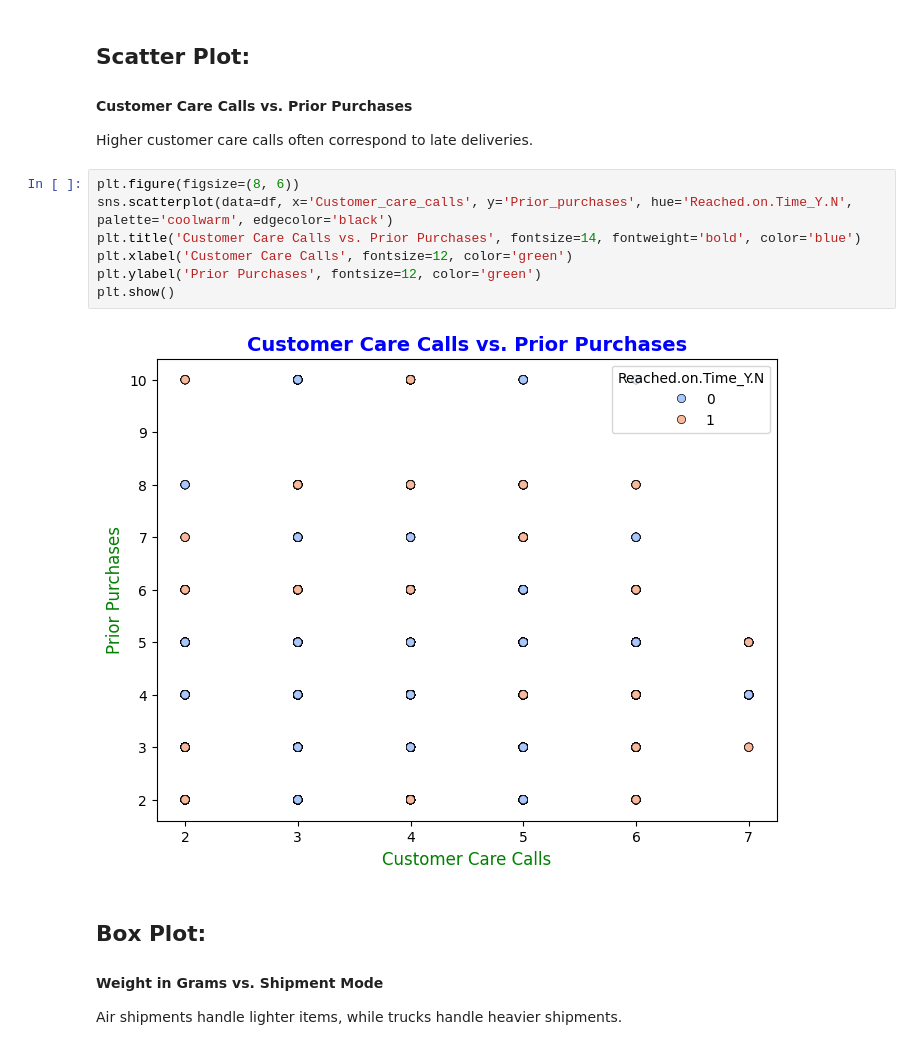
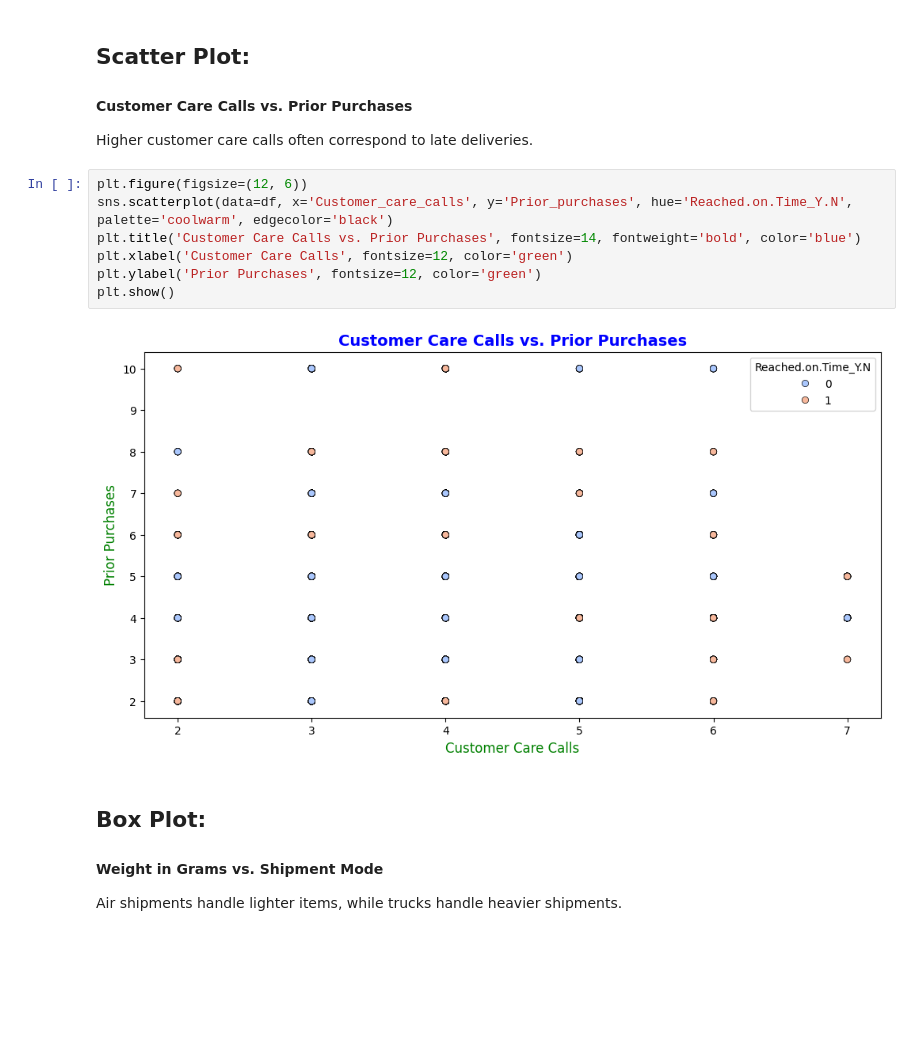
Before and after one commit to Sara2539360/Excel, a Jupyter notebook: Final_ML_Project_E_Comm.ipynb, the cells around one changed output. Cells and saved outputs as stored; diff of their text form; blank space fills up the shorter version.

```diff
--- a/Final_ML_Project_E_Comm.ipynb
+++ b/Final_ML_Project_E_Comm.ipynb
@@ -162,14 +163,14 @@ plt.show()
 
 Higher customer care calls often correspond to late deliveries.
 # %%
-plt.figure(figsize=(8, 6))
+plt.figure(figsize=(12, 6))
 sns.scatterplot(data=df, x='Customer_care_calls', y='Prior_purchases', hue='Reached.on.Time_Y.N', palette='coolwarm', edgecolor='black')
 plt.title('Customer Care Calls vs. Prior Purchases', fontsize=14, fontweight='bold', color='blue')
 plt.xlabel('Customer Care Calls', fontsize=12, color='green')
 plt.ylabel('Prior Purchases', fontsize=12, color='green')
 plt.show()
 # %% [output]
-[figure, old version]
+[figure, new version]
 # %% [markdown]
 ## Box Plot:
 
```
Also changed, not shown: parts of 36 cells of this notebook.
